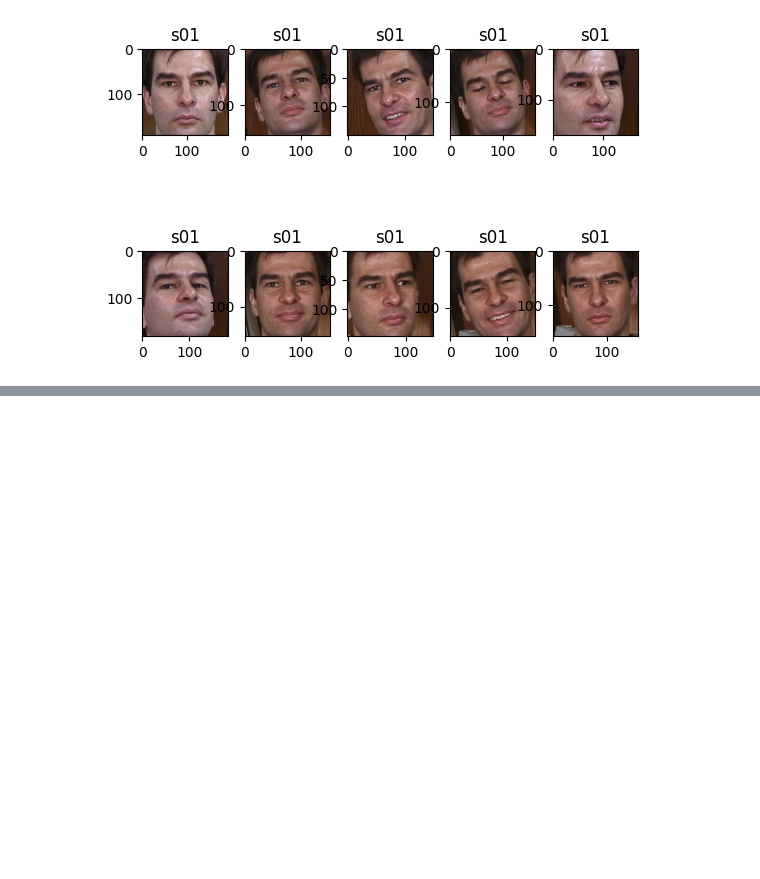
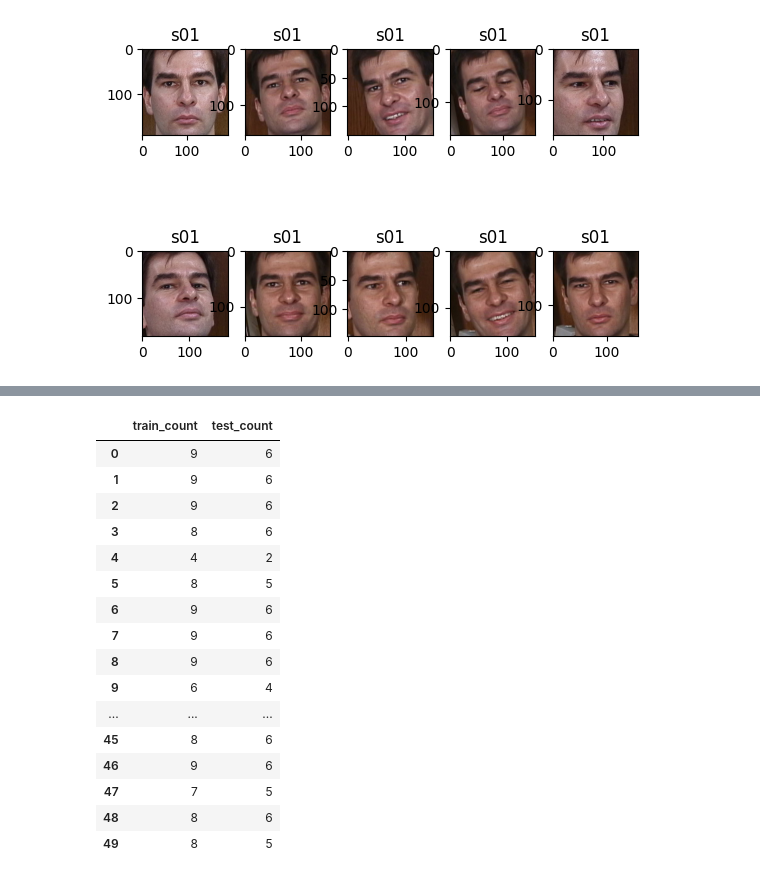
Before and after one commit to DiogoBotton/Computer_Vision_Learn, a Jupyter notebook: Analise_e_Classificação_de_Faces_OpenCV/03_classificando_faces.ipynb, the cells around one changed output, grey strips where cells are left out. Saved outputs shown, nothing was run; the diff lists cells and outputs as text; code cells hidden in the pictures; blank space fills up the shorter version.

```diff
--- a/Analise_e_Classificação_de_Faces_OpenCV/03_classificando_faces.ipynb
+++ b/Analise_e_Classificação_de_Faces_OpenCV/03_classificando_faces.ipynb
@@ -77,0 +68,5 @@ for index in range(0,10):
+# %%
+le = LabelEncoder()
+
+# Transformará cada classe string em um número inteiro
+labels = le.fit_transform(labels)
@@ -77,0 +77,5 @@ for index in range(0,10):
+# %%
+X_train, X_test, y_train, y_test = train_test_split(images_gray_and_resized, labels,
+                                                    test_size=0.4,
+                                                    random_state=42,
+                                                    stratify=labels) # Realizando a separação de forma estratificada
@@ -77,0 +88,28 @@ for index in range(0,10):
+# %%
+y_train_series = pd.Series(y_train)
+y_test_series = pd.Series(y_test)
+
+df_train_test = pd.DataFrame({
+    'train_count': y_train_series.value_counts(),
+    'test_count': y_test_series.value_counts()
+})
+
+df_train_test
+# %% [output]
+|  | train_count | test_count |
+| 0 | 9 | 6 |
+| 1 | 9 | 6 |
+| 2 | 9 | 6 |
+| 3 | 8 | 6 |
+| 4 | 4 | 2 |
+| 5 | 8 | 5 |
+| 6 | 9 | 6 |
+| 7 | 9 | 6 |
+| 8 | 9 | 6 |
+| 9 | 6 | 4 |
+| ... | ... | ... |
+| 45 | 8 | 6 |
+| 46 | 9 | 6 |
+| 47 | 7 | 5 |
+| 48 | 8 | 6 |
+| 49 | 8 | 5 |
```
Also changed, not shown: parts of 23 cells of this notebook, 5 other files.
